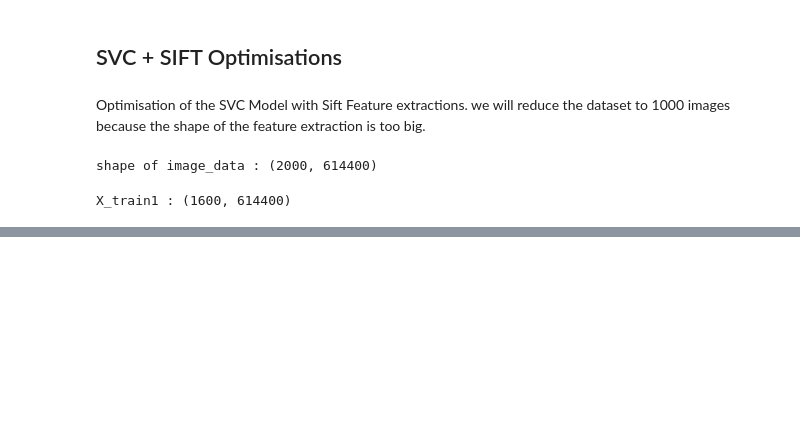
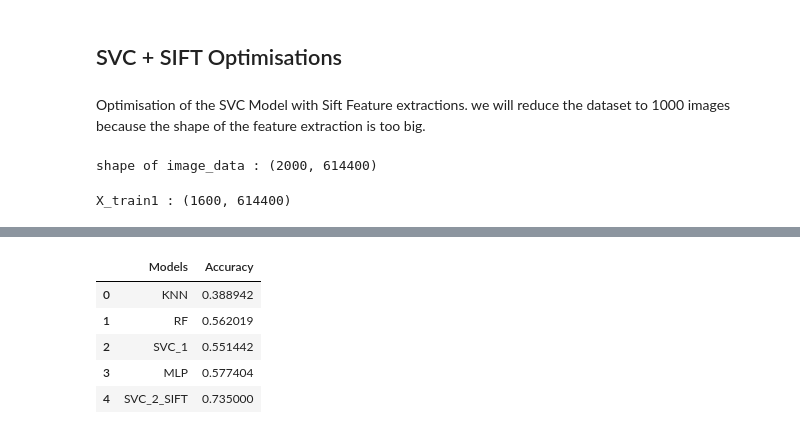
Before and after one commit to mouammal/Identification_card, a Jupyter notebook: Detection_Card.ipynb, the cells around one changed output, grey strips where cells are left out. Cells and saved outputs as stored; diff of their text form; code cells hidden in the pictures; blank space fills up the shorter version.

```diff
--- a/Detection_Card.ipynb
+++ b/Detection_Card.ipynb
@@ -139,8 +142,9 @@ from sklearn.ensemble import RandomForestClassifier
 RF = RandomForestClassifier(criterion='entropy', n_estimators=300, random_state=1)
 RF.fit(X_scaled_train, y_train)
 y_pred = RF.predict(X_scaled_test)
+RF_acc = accuracy_score(y_test, y_pred)
 
-print ("SVC Accuracy on testing set :", accuracy_score(y_test, y_pred))
+print ("RF Accuracy on testing set :", RF_acc)
 print ("\nConfusion Matrix:")
 print (metrics.confusion_matrix(y_test, y_pred))
 # %% [output]
@@ -379,0 +398,17 @@ Confusion Matrix:
+# %%
+import pandas as pd
+
+# initialize data of lists.
+data_acc = {'Models' : ['KNN', 'RF', 'SVC_1', 'MLP', 'SVC_2_SIFT'],
+        'Accuracy': [knn_acc, RF_acc, svc_1_acc, mlp_acc, svc_2_acc]}
+
+# Create DataFrame
+df = pd.DataFrame(data_acc)
+df
+# %% [output]
+|  | Models | Accuracy |
+| 0 | KNN | 0.388942 |
+| 1 | RF | 0.562019 |
+| 2 | SVC_1 | 0.551442 |
+| 3 | MLP | 0.577404 |
+| 4 | SVC_2_SIFT | 0.735000 |
```
Also changed, not shown: parts of 13 cells of this notebook.
